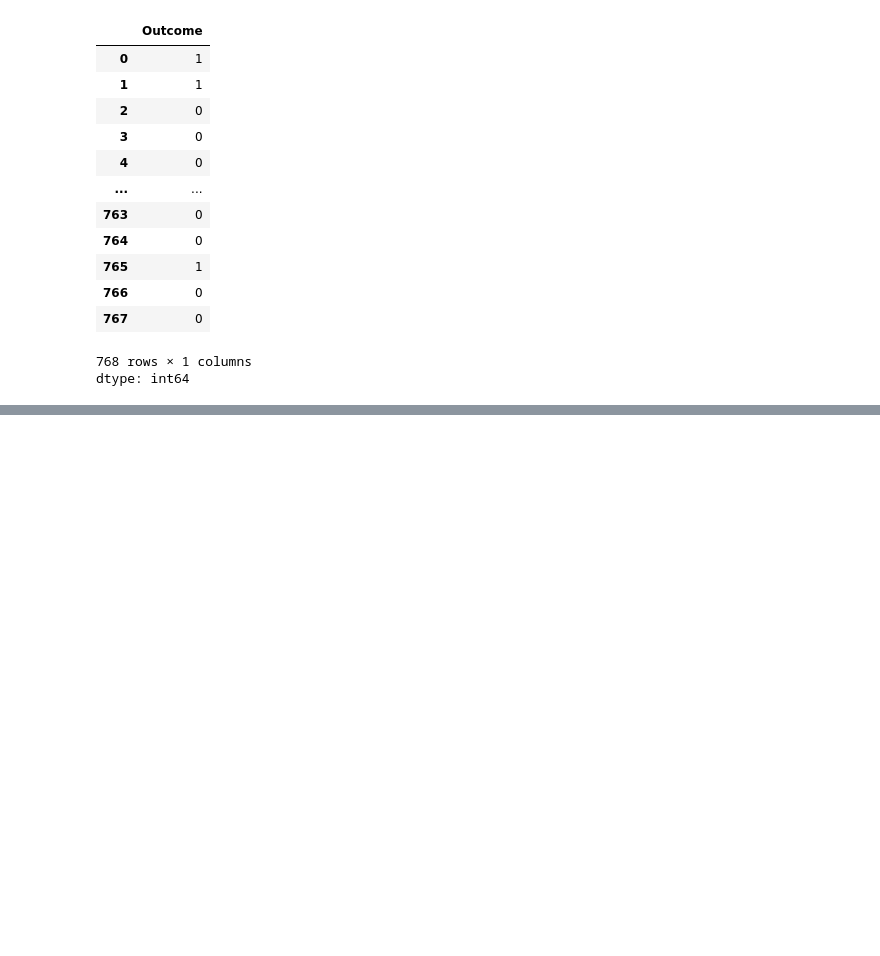
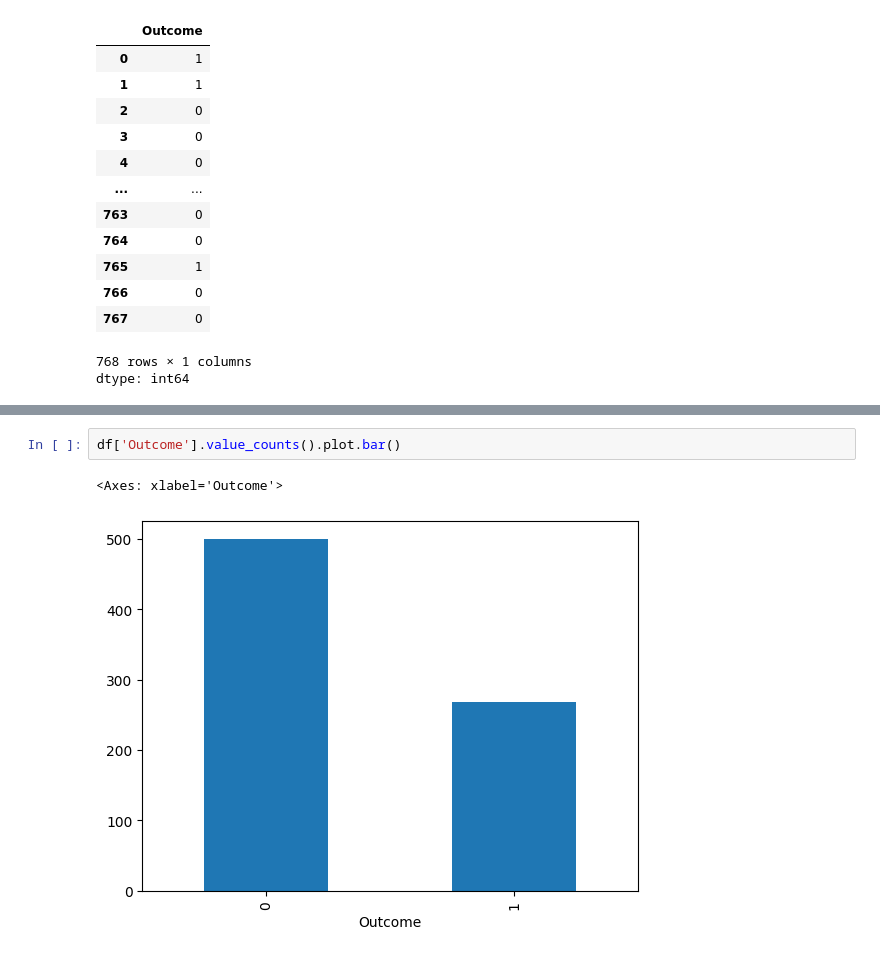
Before and after one commit to mm10111/scaling-octo-engine, a Jupyter notebook: pandas_tutorial.ipynb, the cells around one changed output, grey strips where cells are left out. Cells and saved outputs as stored; diff of their text form; blank space fills up the shorter version.

```diff
--- a/pandas_tutorial.ipynb
+++ b/pandas_tutorial.ipynb
@@ -386,0 +851,5 @@ df[['Pregnancies', 'Outcome']]
+# %%
+df['Outcome'].value_counts().plot.bar()
+# %% [output]
+<Axes: xlabel='Outcome'>
+[figure, added]
```
Also changed, not shown: parts of 48 cells of this notebook.
